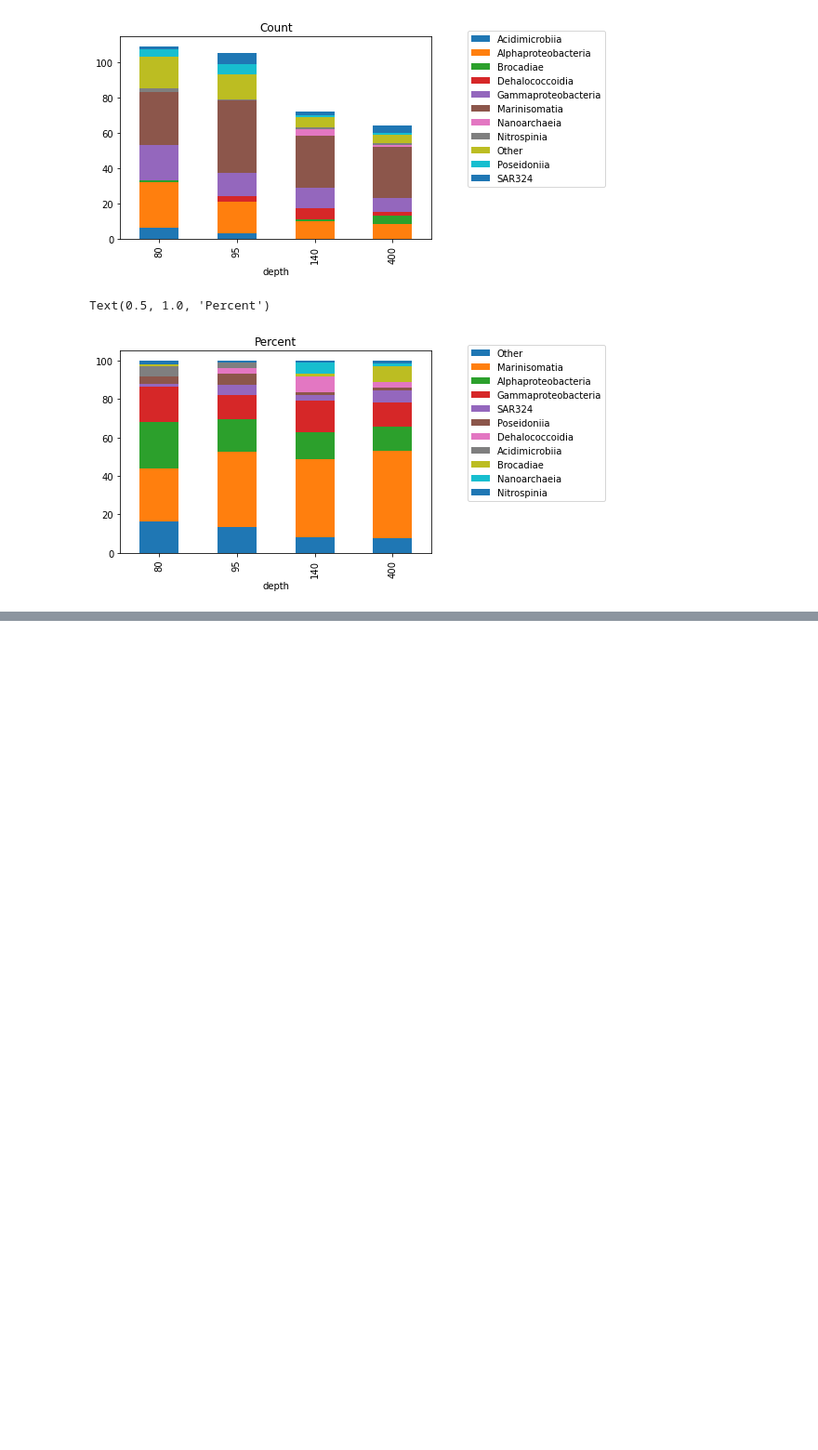
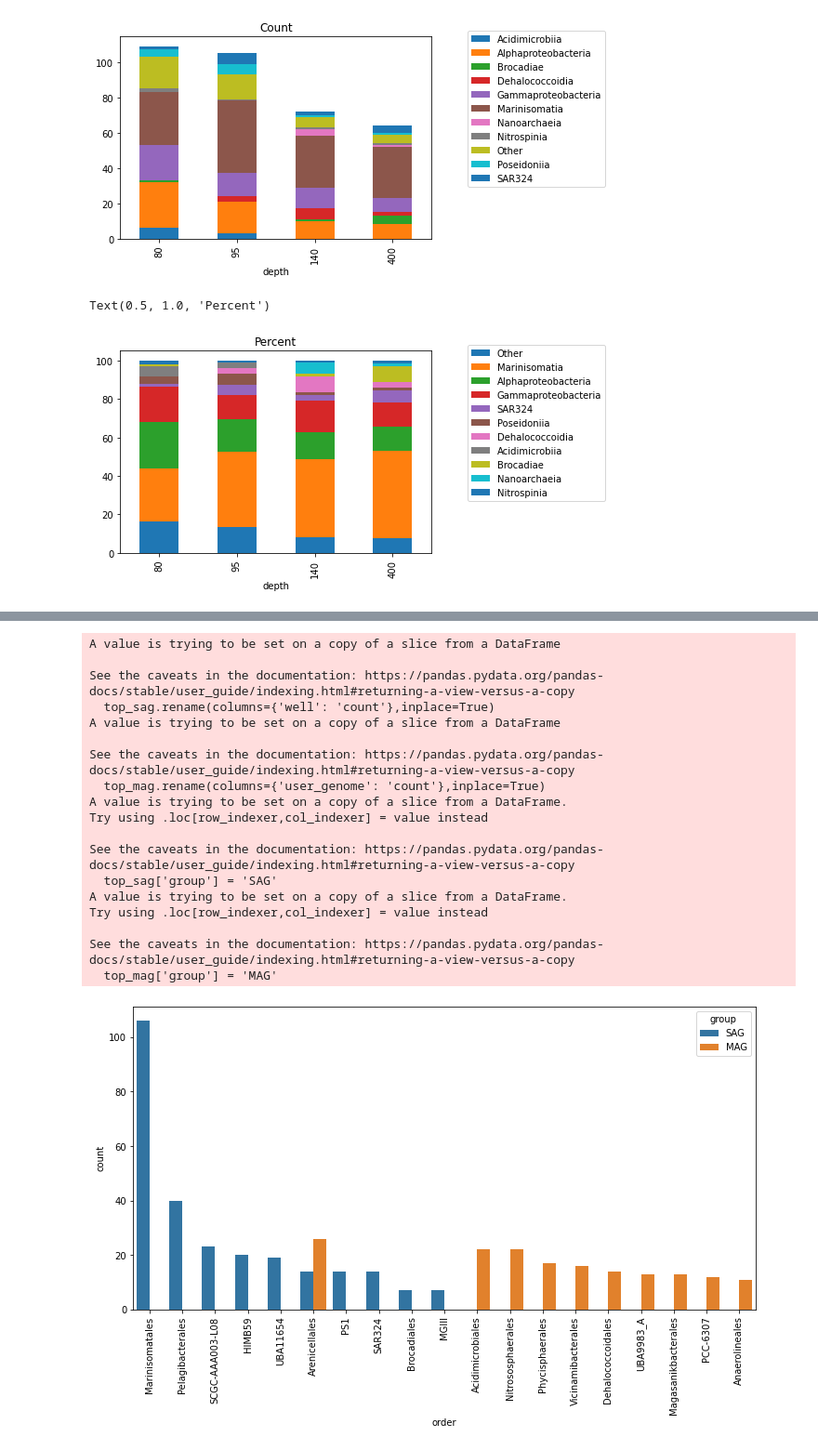
Before and after one commit to mdherring/OMZ_MH_Analysis, a Jupyter notebook: 07_SAG_gtdbtk.ipynb, the cells around one changed output, grey strips where cells are left out. Shown at 93% size. Drawn from its saved outputs; the diff is of its cells as text; code cells hidden in the pictures; blank space fills up the shorter version.

```diff
--- a/07_SAG_gtdbtk.ipynb
+++ b/07_SAG_gtdbtk.ipynb
@@ -234,0 +263,38 @@ Text(0.5, 1.0, 'Percent')
+# %%
+# Grouped Bar plot
+sag_order = sags.groupby('order', as_index=False)['well'].count().sort_values(by = 'well',ascending=False)
+top_sag = sag_order [:10]
+top_sag.rename(columns={'well': 'count'},inplace=True)
+
+mag_order = mags.groupby('order', as_index=False)['user_genome'].count().sort_values(by = 'user_genome',ascending=False)
+top_mag = mag_order [:10]
+top_mag.rename(columns={'user_genome': 'count'},inplace=True)
+
+top_sag['group'] = 'SAG'
+top_mag['group'] = 'MAG'
+grouped = pd.concat([top_sag,top_mag])
+
+fig, axes = plt.subplots(nrows=1, ncols=1, figsize=(12, 6))
+
+
+sns.barplot(x="order", y="count", hue="group", data=grouped).tick_params(axis='x', rotation=90)
+# %% [output]
+A value is trying to be set on a copy of a slice from a DataFrame
+
+See the caveats in the documentation: https://pandas.pydata.org/pandas-docs/stable/user_guide/indexing.html#returning-a-view-versus-a-copy
+  top_sag.rename(columns={'well': 'count'},inplace=True)
+A value is trying to be set on a copy of a slice from a DataFrame
+
+See the caveats in the documentation: https://pandas.pydata.org/pandas-docs/stable/user_guide/indexing.html#returning-a-view-versus-a-copy
+  top_mag.rename(columns={'user_genome': 'count'},inplace=True)
+A value is trying to be set on a copy of a slice from a DataFrame.
+Try using .loc[row_indexer,col_indexer] = value instead
+
+See the caveats in the documentation: https://pandas.pydata.org/pandas-docs/stable/user_guide/indexing.html#returning-a-view-versus-a-copy
+  top_sag['group'] = 'SAG'
+A value is trying to be set on a copy of a slice from a DataFrame.
+Try using .loc[row_indexer,col_indexer] = value instead
+
+See the caveats in the documentation: https://pandas.pydata.org/pandas-docs/stable/user_guide/indexing.html#returning-a-view-versus-a-copy
+  top_mag['group'] = 'MAG'
+[figure, added]
```
Also changed, not shown: parts of 9 cells of this notebook.
